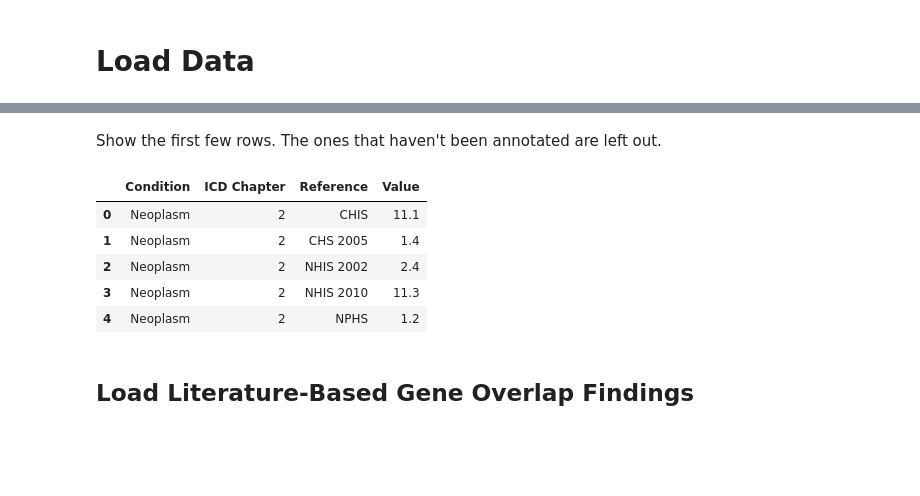
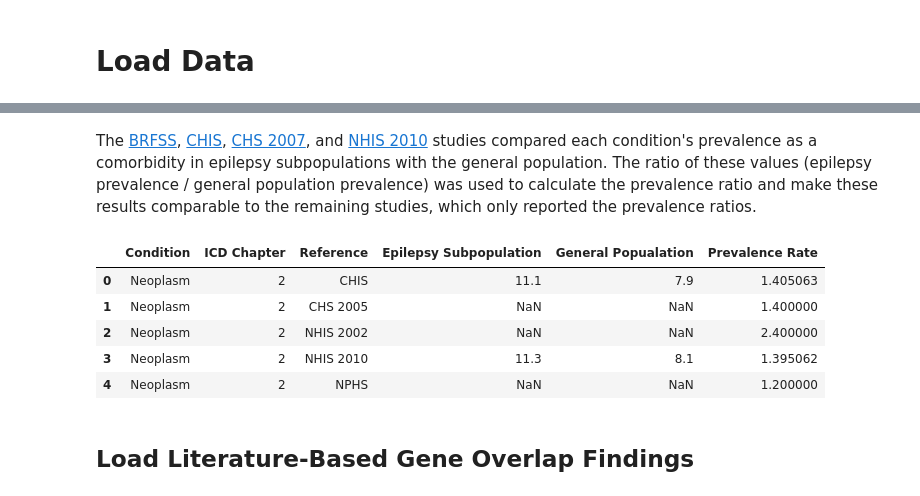
Before and after one commit to neurommsig-epilepsy/EpiCom, a Jupyter notebook: Epidemiology versus Literature-Based Comorbidity.ipynb, the cells around one changed output, grey strips where cells are left out. Drawn from its saved outputs; the diff is of its cells as text; code cells hidden in the pictures; blank space fills up the shorter version.

```diff
--- a/Epidemiology versus Literature-Based Comorbidity.ipynb
+++ b/Epidemiology versus Literature-Based Comorbidity.ipynb
@@ -26,14 +41,15 @@ keezer_df = pd.read_csv(keezer_df_path, sep='\t')
-# %% [markdown]
-Show the first few rows. The ones that haven't been annotated are left out.
+# %% [markdown]
+The [BRFSS](https://www.cdc.gov/mmwr/preview/mmwrhtml/ss5706a1.htm), [CHIS](https://www.ncbi.nlm.nih.gov/pubmed/18983943), [CHS 2007](https://www.ncbi.nlm.nih.gov/pubmed/16393162), and [NHIS 2010](https://www.ncbi.nlm.nih.gov/pubmed/24172878) studies compared each condition's prevalence as a comorbidity in epilepsy subpopulations with the general population. The ratio of these values (epilepsy prevalence / general population prevalence) was used to calculate the prevalence ratio and make these results comparable to the remaining studies, which only reported the prevalence ratios.
 # %%
-keezer_df[keezer_df.Value.notna()].head()
+keezer_df = pd.read_csv(keezer_df_path, sep='\t')
+keezer_df.head()
 # %% [output]
-|  | Condition | ICD Chapter | Reference | Value |
-| 0 | Neoplasm | 2 | CHIS | 11.1 |
-| 1 | Neoplasm | 2 | CHS 2005 | 1.4 |
-| 2 | Neoplasm | 2 | NHIS 2002 | 2.4 |
-| 3 | Neoplasm | 2 | NHIS 2010 | 11.3 |
-| 4 | Neoplasm | 2 | NPHS | 1.2 |
+|  | Condition | ICD Chapter | Reference | Epilepsy Subpopulation | General Popualation | Prevalence Rate |
+| 0 | Neoplasm | 2 | CHIS | 11.1 | 7.9 | 1.405063 |
+| 1 | Neoplasm | 2 | CHS 2005 | NaN | NaN | 1.400000 |
+| 2 | Neoplasm | 2 | NHIS 2002 | NaN | NaN | 2.400000 |
+| 3 | Neoplasm | 2 | NHIS 2010 | 11.3 | 8.1 | 1.395062 |
+| 4 | Neoplasm | 2 | NPHS | NaN | NaN | 1.200000 |
 # %% [markdown]
 ## Load Literature-Based Gene Overlap Findings
 # %%
```
Also changed, not shown: parts of 24 cells of this notebook, 8 other files.
